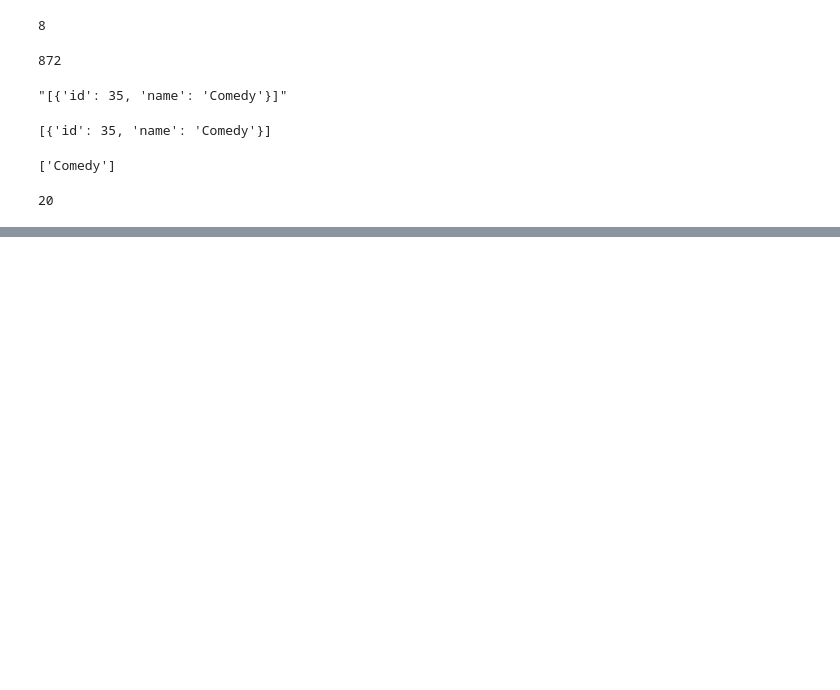
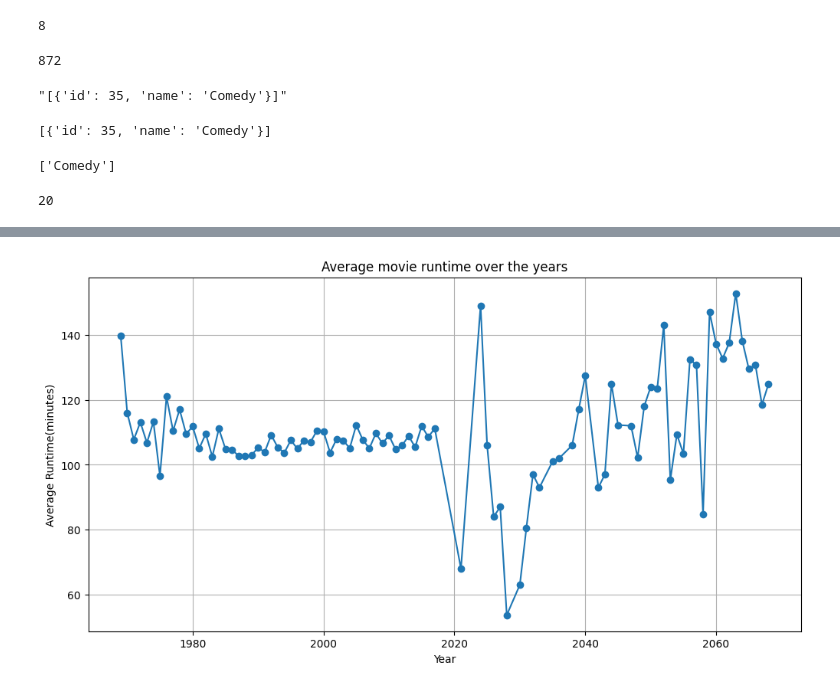
Before and after one commit to avinashsingh16/daily-python-numpy-pandas, a Jupyter notebook: Pandas_operation_test.ipynb, the cells around one changed output, grey strips where cells are left out. Saved outputs shown, nothing was run; the diff lists cells and outputs as text; code cells hidden in the pictures; blank space fills up the shorter version.

```diff
--- a/Pandas_operation_test.ipynb
+++ b/Pandas_operation_test.ipynb
@@ -332,0 +342,9 @@ dtype: int64
+# %%
+# 1.In which year were the most movies released?
+from datetime import datetime
+
+imdb_df['release_date'] = pd.to_datetime(imdb_df['release_date'],errors='coerce')
+
+imdb_df['Year']= imdb_df['release_date'].dt.year
+
+print(imdb_df['Year'].value_counts().idxmax())
@@ -332,0 +353,12 @@ dtype: int64
+# %%
+# 2.What is the trend of average movie runtime over the years?
+
+#convert the release_date to datetime format(handle missing or bad dates with errors='coerce')
+imdb_df['release_date']= pd.to_datetime(imdb_df['release_date'],errors='coerce')
+
+#extract the year from release_date
+imdb_df['Year'] = imdb_df['release_date'].dt.year
+
+#Group the data by year and calculate average runtime for each year
+avg_runtime_per_year = imdb_df.groupby('Year')['runtime'].mean()
+print(avg_runtime_per_year)
@@ -332,0 +379,13 @@ dtype: int64
+# %%
+# Plot the trend
+import matplotlib.pyplot as plt
+
+plt.figure(figsize=(12,6))
+avg_runtime_per_year.plot(kind='line',marker='o')
+plt.title('Average movie runtime over the years')
+plt.xlabel('Year')
+plt.ylabel('Average Runtime(minutes)')
+plt.grid(True)
+plt.show()
+# %% [output]
+[figure, added]
```
Also changed, not shown: parts of 7 cells of this notebook.
